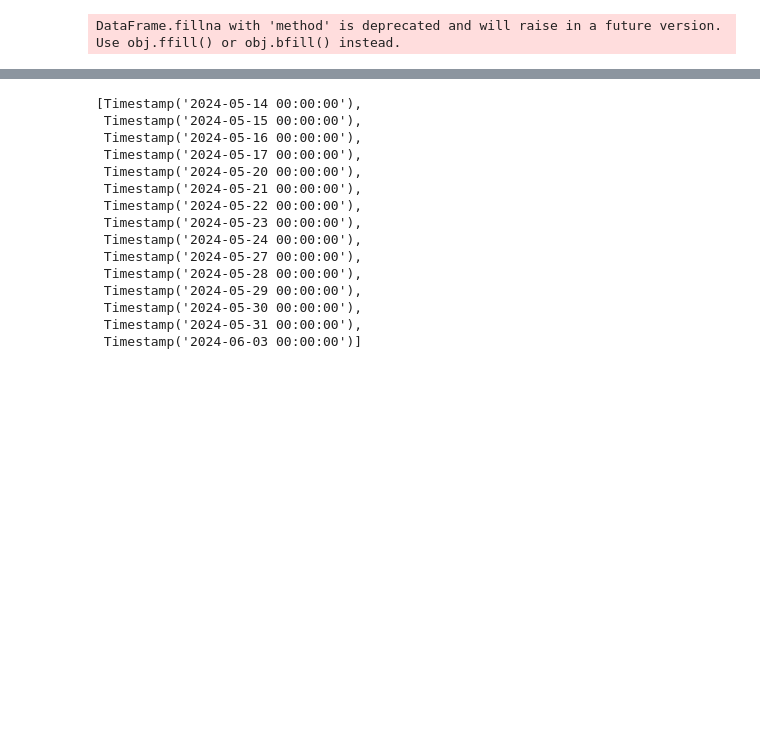
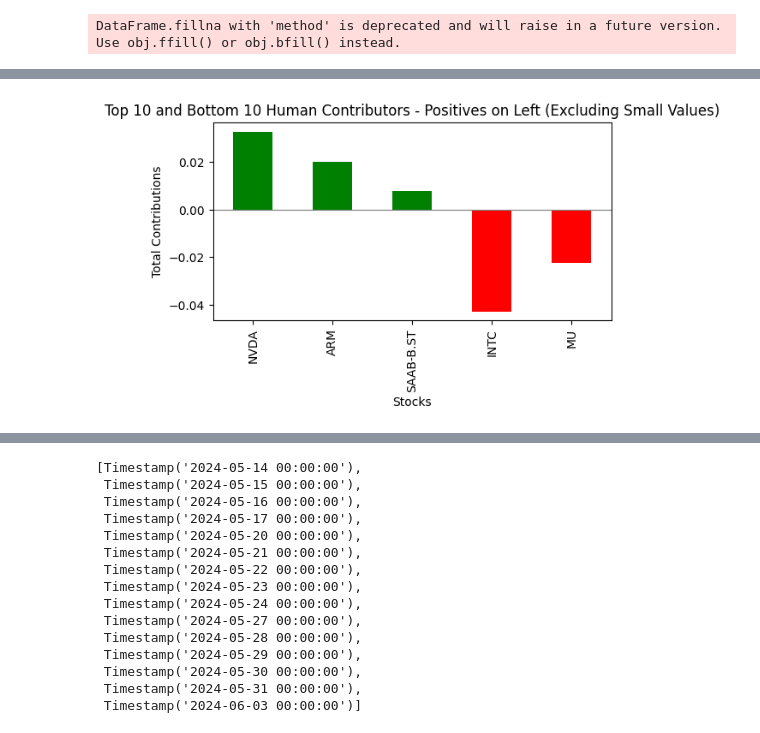
Before and after one commit to magiccpp/portfolio-2, a Jupyter notebook: compare_visual.ipynb, the cells around one changed output, grey strips where cells are left out. Saved outputs shown, nothing was run; the diff lists cells and outputs as text; code cells hidden in the pictures; blank space fills up the shorter version.

```diff
--- a/compare_visual.ipynb
+++ b/compare_visual.ipynb
@@ -601,0 +683,30 @@ cur_asset_human_hist
+# %%
+import matplotlib.pyplot as plt
+
+# Calculate sum of contributions
+total_human_contrib = human_contrib_df.sum()
+
+# Remove entries with very small absolute values
+significant_contrib = total_human_contrib[abs(total_human_contrib) > 0.001]
+
+# Get top 10 and bottom 10 significant contributors
+top10_human_contrib = significant_contrib[significant_contrib>0].sort_values(ascending=False).head(3)
+bottom10_human_contrib = significant_contrib[total_human_contrib<0].sort_values().head(3)
+
+# Combine the positive contributions on the left and negative on the right for plotting
+combined_contrib = pd.concat([top10_human_contrib, bottom10_human_contrib])
+
+# Create a bar chart
+plt.figure(figsize=(6, 3))
+# Sorting the colors based on the values being negative or positive
+colors = ['green' if x > 0 else 'red' for x in combined_contrib.values]
+combined_contrib.plot(kind='bar', color=colors)
+
+# Adding titles and labels
+plt.title('Top 10 and Bottom 10 Human Contributors - Positives on Left (Excluding Small Values)')
+plt.xlabel('Stocks')
+plt.ylabel('Total Contributions')
+plt.axhline(0, color='gray', linewidth=0.8)  # Add a line at zero to separate negative and positive contributions
+plt.show()
+# %% [output]
+[figure, added]
```
Also changed, not shown: parts of 15 cells of this notebook, 2 other files.
